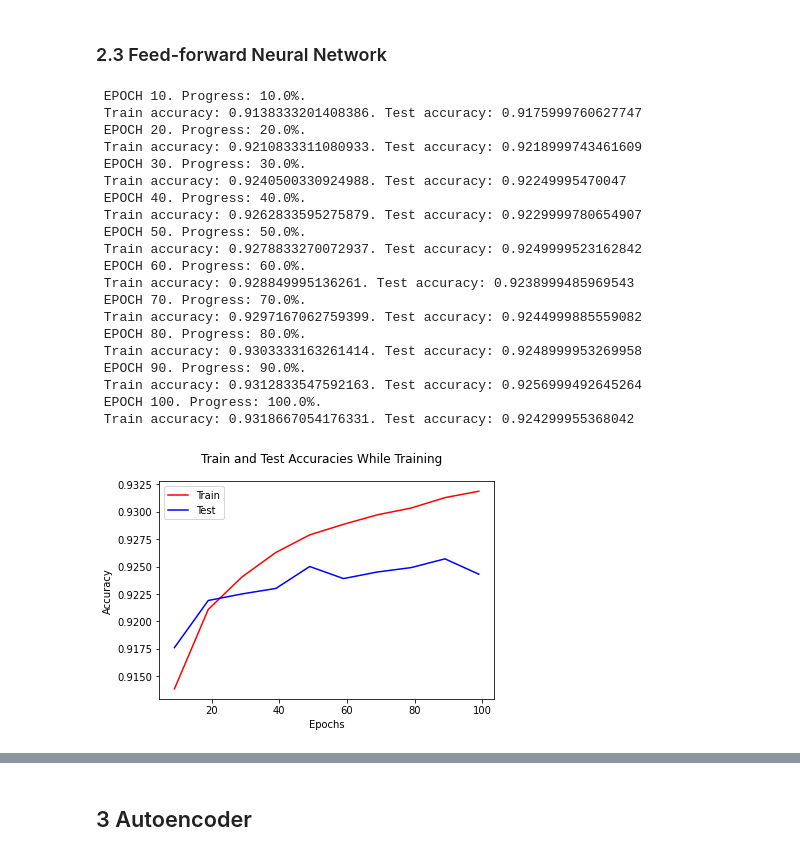
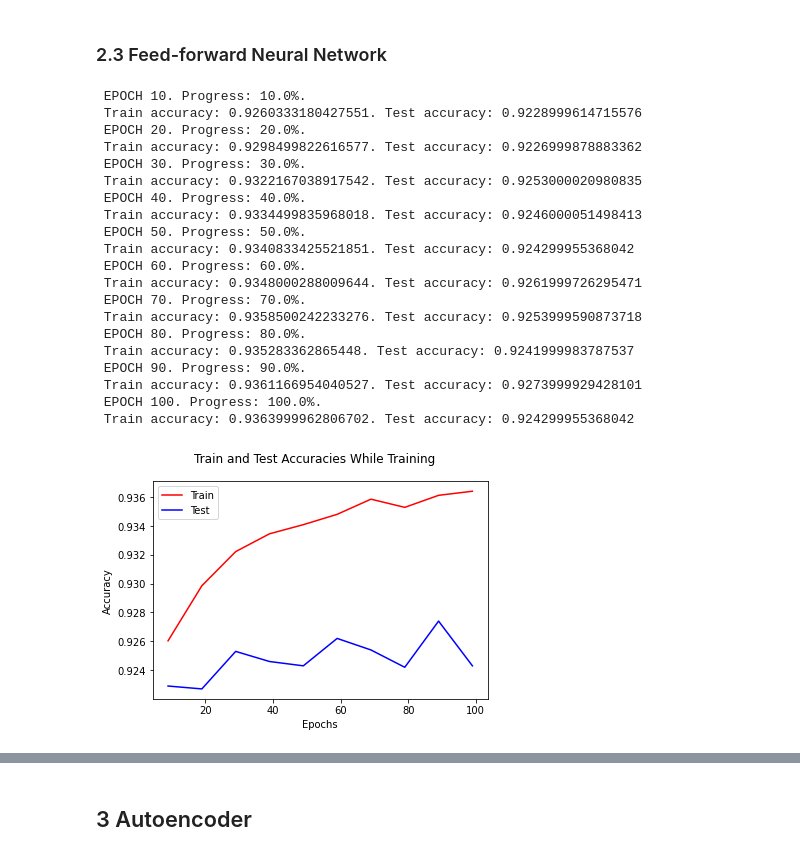
Before and after one commit to seungkyoon/Projects, a Jupyter notebook: Bong_Seungkyoon_ps3_report.ipynb, the cells around one changed output, grey strips where cells are left out. Drawn from its saved outputs; the diff is of its cells as text; code cells hidden in the pictures.

```diff
--- a/Bong_Seungkyoon_ps3_report.ipynb
+++ b/Bong_Seungkyoon_ps3_report.ipynb
@@ -91,34 +91,34 @@ torch.save(model.state_dict(), '/content/drive/MyDrive/ColabNotebooks/log_reg.pt
 # %%
 # Without non-linearity
 model = FeedForwardNet()
 model = model.to(device)
-SGD = torch.optim.SGD(model.parameters(), lr = 0.01)
+SGD = torch.optim.SGD(model.parameters(), lr = 0.05)
 loss_fn = torch.nn.CrossEntropyLoss()
 
 train(model, loss_fn, SGD, train_loader, test_loader)
 torch.save(model.state_dict(), '/content/drive/MyDrive/ColabNotebooks/ff_nonlinear.pt')
 # %% [output]
  EPOCH 10. Progress: 10.0%.
- Train accuracy: 0.9138333201408386. Test accuracy: 0.9175999760627747
+ Train accuracy: 0.9260333180427551. Test accuracy: 0.9228999614715576
  EPOCH 20. Progress: 20.0%.
- Train accuracy: 0.9210833311080933. Test accuracy: 0.9218999743461609
+ Train accuracy: 0.9298499822616577. Test accuracy: 0.9226999878883362
  EPOCH 30. Progress: 30.0%.
- Train accuracy: 0.9240500330924988. Test accuracy: 0.92249995470047
+ Train accuracy: 0.9322167038917542. Test accuracy: 0.9253000020980835
  EPOCH 40. Progress: 40.0%.
- Train accuracy: 0.9262833595275879. Test accuracy: 0.9229999780654907
+ Train accuracy: 0.9334499835968018. Test accuracy: 0.9246000051498413
  EPOCH 50. Progress: 50.0%.
- Train accuracy: 0.9278833270072937. Test accuracy: 0.9249999523162842
+ Train accuracy: 0.9340833425521851. Test accuracy: 0.924299955368042
  EPOCH 60. Progress: 60.0%.
- Train accuracy: 0.928849995136261. Test accuracy: 0.9238999485969543
+ Train accuracy: 0.9348000288009644. Test accuracy: 0.9261999726295471
  EPOCH 70. Progress: 70.0%.
- Train accuracy: 0.9297167062759399. Test accuracy: 0.9244999885559082
+ Train accuracy: 0.9358500242233276. Test accuracy: 0.9253999590873718
  EPOCH 80. Progress: 80.0%.
- Train accuracy: 0.9303333163261414. Test accuracy: 0.9248999953269958
+ Train accuracy: 0.935283362865448. Test accuracy: 0.9241999983787537
  EPOCH 90. Progress: 90.0%.
- Train accuracy: 0.9312833547592163. Test accuracy: 0.9256999492645264
+ Train accuracy: 0.9361166954040527. Test accuracy: 0.9273999929428101
  EPOCH 100. Progress: 100.0%.
- Train accuracy: 0.9318667054176331. Test accuracy: 0.924299955368042
+ Train accuracy: 0.9363999962806702. Test accuracy: 0.924299955368042
-[figure, old version]
+[figure, new version]
 # %%
 # With sigmoid non-linearity before and after
 # Likely cripples the model to have a nonlinearity in output (because cross entropy loss already takes softmax)
```
Also changed, not shown: parts of 11 cells of this notebook.
